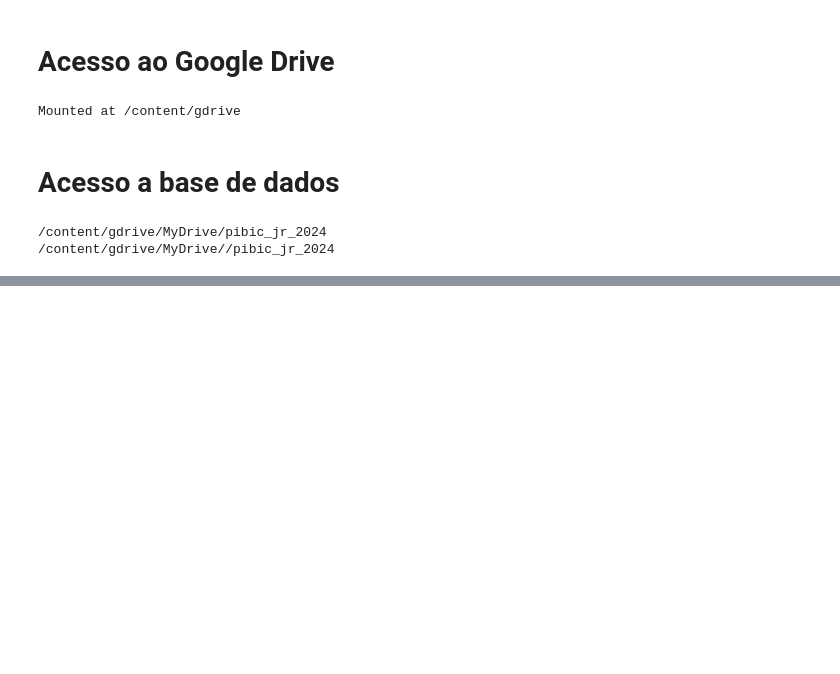
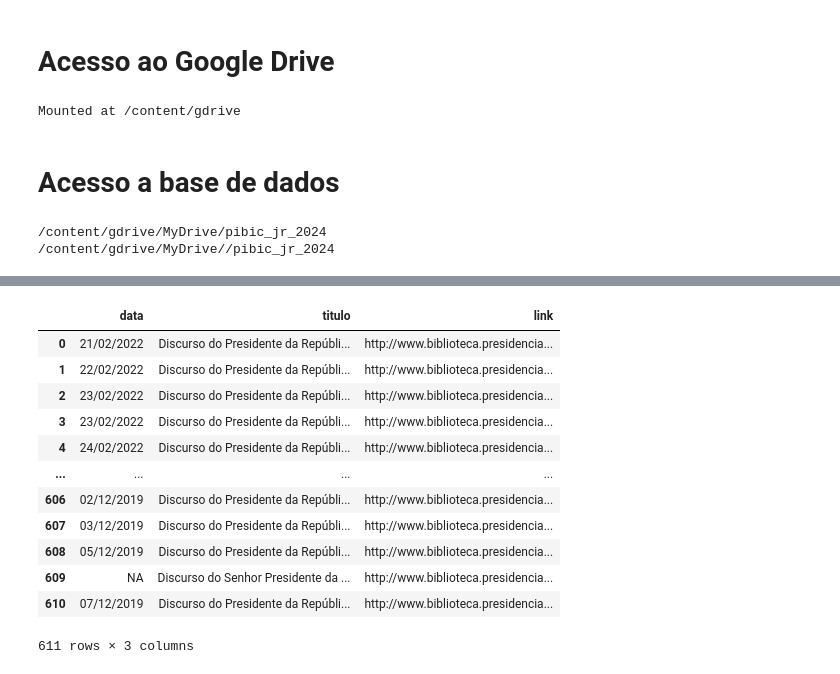
Before and after one commit to luanavitorino07/fundamentos, a Jupyter notebook: notebooks/fundamentos_luana.ipynb, the cells around one changed output, grey strips where cells are left out. Drawn from its saved outputs; the diff is of its cells as text; code cells hidden in the pictures; blank space fills up the shorter version.

```diff
--- a/notebooks/fundamentos_luana.ipynb
+++ b/notebooks/fundamentos_luana.ipynb
@@ -25,0 +89,17 @@ caminho_completo = caminho_padrao + caminho_especifico
+# %%
+df_discursos = df_discursos[['data','titulo','link']]
+df_discursos
+# %% [output]
+|  | data | titulo | link |
+| 0 | 21/02/2022 | Discurso do Presidente da Repúbli... | http://www.biblioteca.presidencia... |
+| 1 | 22/02/2022 | Discurso do Presidente da Repúbli... | http://www.biblioteca.presidencia... |
+| 2 | 23/02/2022 | Discurso do Presidente da Repúbli... | http://www.biblioteca.presidencia... |
+| 3 | 23/02/2022 | Discurso do Presidente da Repúbli... | http://www.biblioteca.presidencia... |
+| 4 | 24/02/2022 | Discurso do Presidente da Repúbli... | http://www.biblioteca.presidencia... |
+| ... | ... | ... | ... |
+| 606 | 02/12/2019 | Discurso do Presidente da Repúbli... | http://www.biblioteca.presidencia... |
+| 607 | 03/12/2019 | Discurso do Presidente da Repúbli... | http://www.biblioteca.presidencia... |
+| 608 | 05/12/2019 | Discurso do Presidente da Repúbli... | http://www.biblioteca.presidencia... |
+| 609 | NA | Discurso do Senhor Presidente da ... | http://www.biblioteca.presidencia... |
+| 610 | 07/12/2019 | Discurso do Presidente da Repúbli... | http://www.biblioteca.presidencia... |
+611 rows × 3 columns
```
Also changed, not shown: parts of 10 cells of this notebook.
